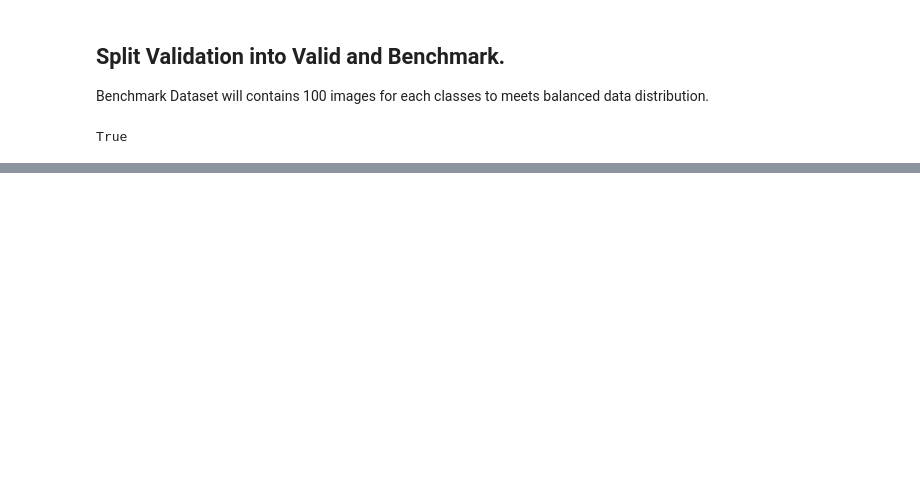
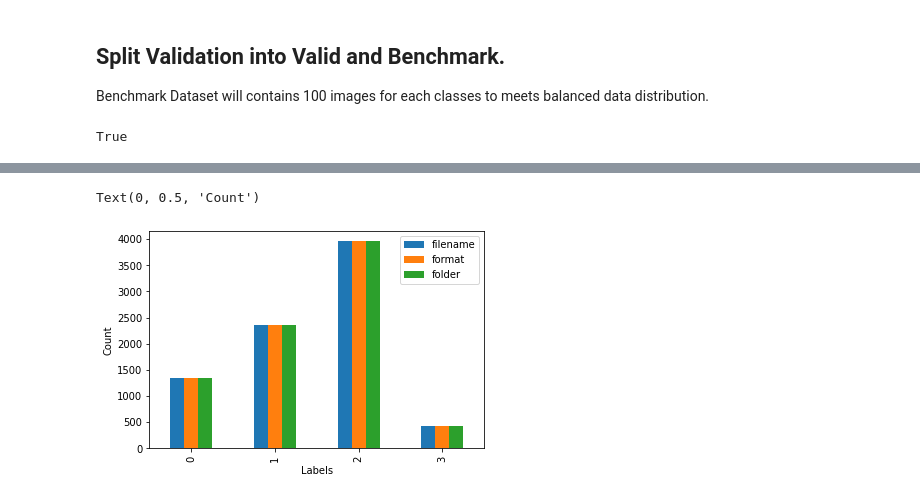
Before and after one commit to Clayrisee/BachelorsProject-Covid19Detection, a Jupyter notebook: Utils/notebook_preprocessing.ipynb, the cells around one changed output, grey strips where cells are left out. Cells and saved outputs as stored; diff of their text form; code cells hidden in the pictures; blank space fills up the shorter version.

```diff
--- a/Utils/notebook_preprocessing.ipynb
+++ b/Utils/notebook_preprocessing.ipynb
@@ -145,7 +162,11 @@ lung_opc_df = valid_df[valid_df['labels'] == 1]
 normal_df = valid_df[valid_df['labels']==2]
 v_pneumonia_df = valid_df[valid_df['labels']==3]
 # %%
-benchmark_df = pd.concat((lung_opc_df.head(50), lung_opc_df.tail(50),
+benchmark_df = pd.concat((
+                    covid_df.head(50), covid_df.tail(50),
+                    normal_df.head(50), normal_df.tail(50),
+                    v_pneumonia_df.head(50), v_pneumonia_df.tail(50),
+                    lung_opc_df.head(50), lung_opc_df.tail(50),
                     ))
 # %%
 benchmark_df.index
@@ -168,2 +182,2 @@ len(lung_opc_df)
 # %%
-new_lung_opc_df = lung_opc_df.drop(index=benchmark_df.index)
+valid_df = valid_df.drop(index=benchmark_df.index)
@@ -173,0 +207,7 @@ len(new_lung_opc_df)
+# %%
+valid_df.groupby('labels').count().plot.bar()
+plt.xlabel('Labels')
+plt.ylabel('Count')
+# %% [output]
+Text(0, 0.5, 'Count')
+[figure, added]
```
Also changed, not shown: parts of 15 cells of this notebook.
